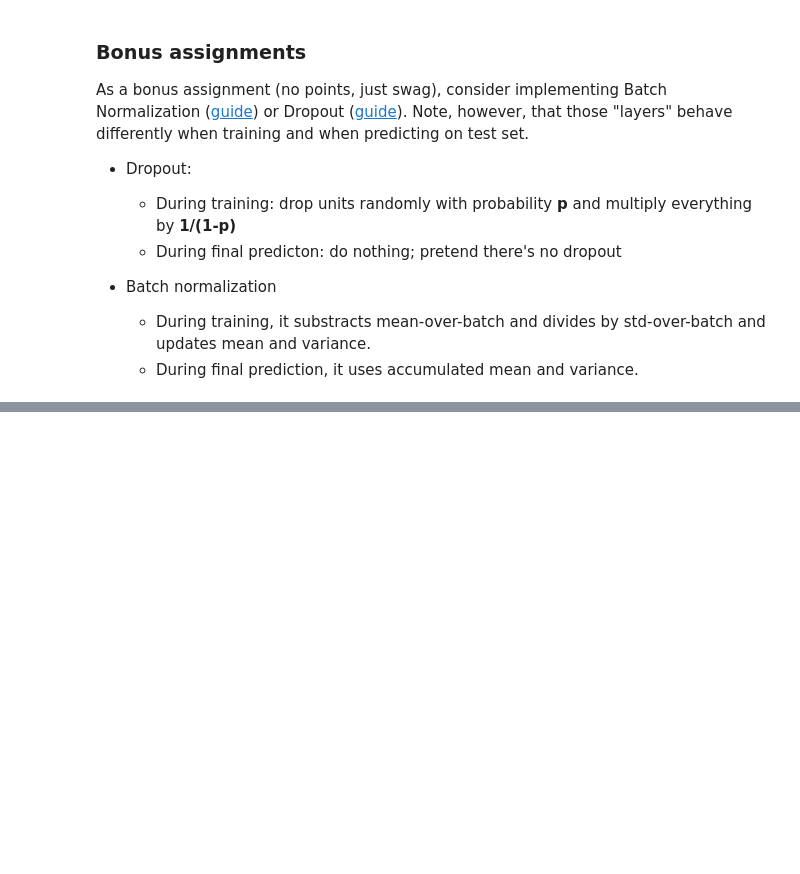
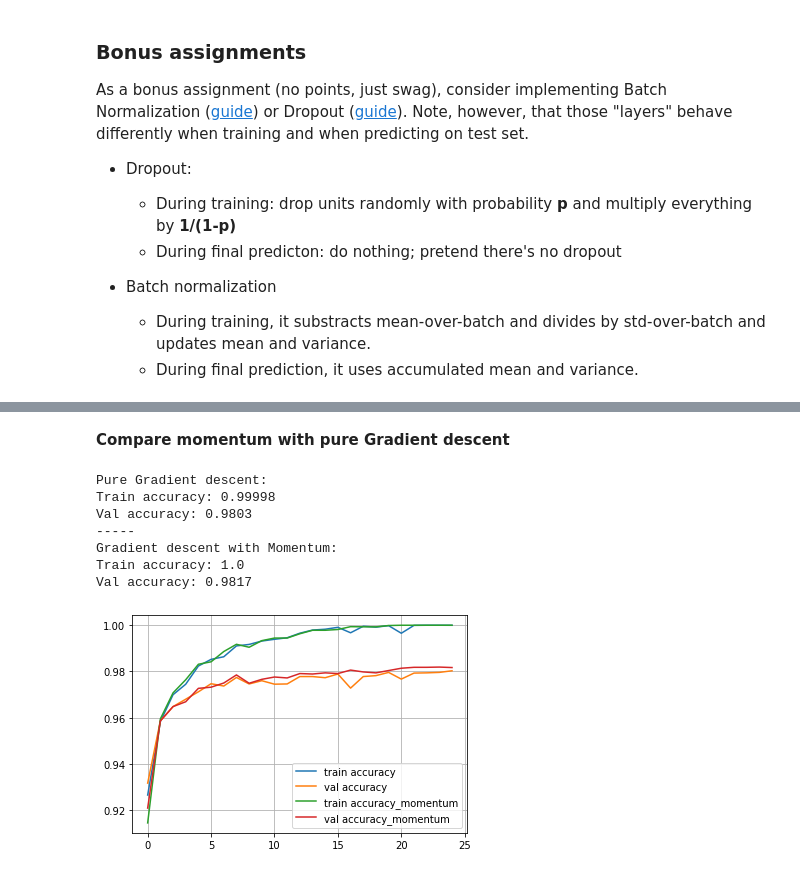
Before and after one commit to hxtruong6/HSE-Advanced-ML-Specialization, a Jupyter notebook: Course 1 - Introduction to Deep Learning/Week 2/NumpyNN_(honor).ipynb, the cells around one changed output, grey strips where cells are left out. Saved outputs shown, nothing was run; the diff lists cells and outputs as text; code cells hidden in the pictures; blank space fills up the shorter version.

```diff
--- a/Course 1 - Introduction to Deep Learning/Week 2/NumpyNN_(honor).ipynb
+++ b/Course 1 - Introduction to Deep Learning/Week 2/NumpyNN_(honor).ipynb
@@ -447,0 +630,29 @@ As a bonus assignment (no points, just swag), consider implementing Batch Normal
+# %% [markdown]
+__Compare momentum with pure Gradient descent__
+# %%
+clear_output()
+print("Pure Gradient descent: ")
+print("Train accuracy:",train_log[-1])
+print("Val accuracy:",val_log[-1])
+print("-----")
+print("Gradient descent with Momentum: ")
+print("Train accuracy:",train_log_momentum[-1])
+print("Val accuracy:",val_log_momentum[-1])
+
+plt.plot(train_log,label='train accuracy')
+plt.plot(val_log,label='val accuracy')
+plt.plot(train_log_momentum,label='train accuracy_momentum')
+plt.plot(val_log_momentum,label='val accuracy_momentum')
+
+plt.legend(loc='best')
+plt.grid()
+plt.show()
+# %% [output]
+Pure Gradient descent:
+Train accuracy: 0.99998
+Val accuracy: 0.9803
+-----
+Gradient descent with Momentum:
+Train accuracy: 1.0
+Val accuracy: 0.9817
+[figure, added]
```
Also changed, not shown: parts of 12 cells of this notebook.
